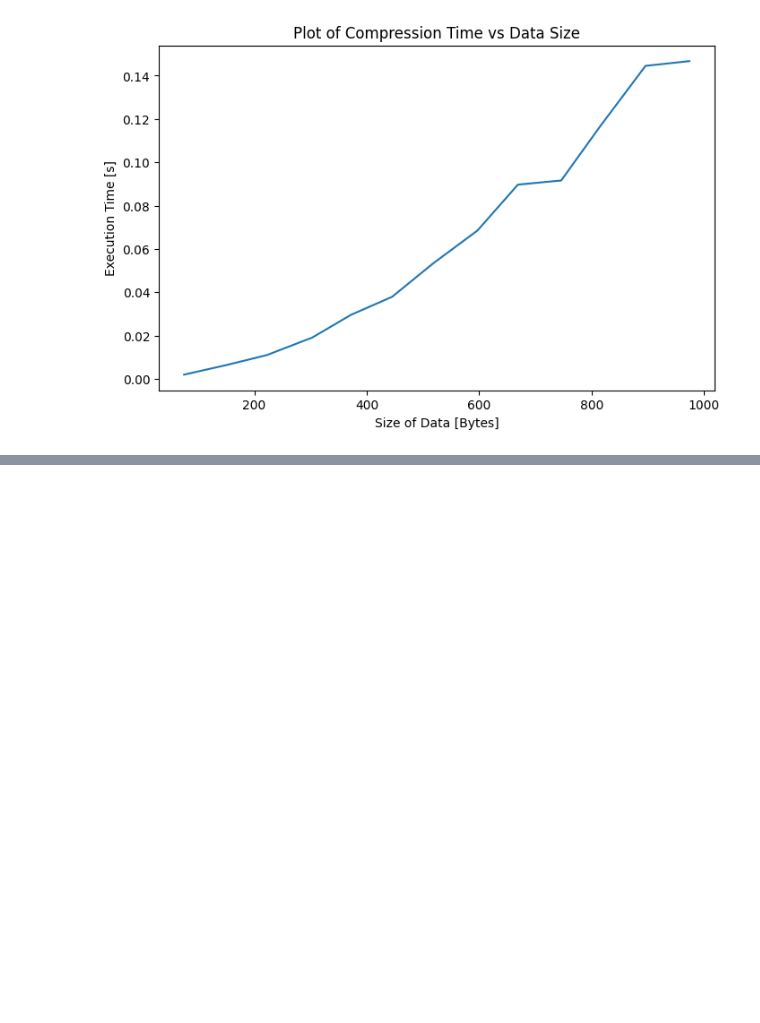
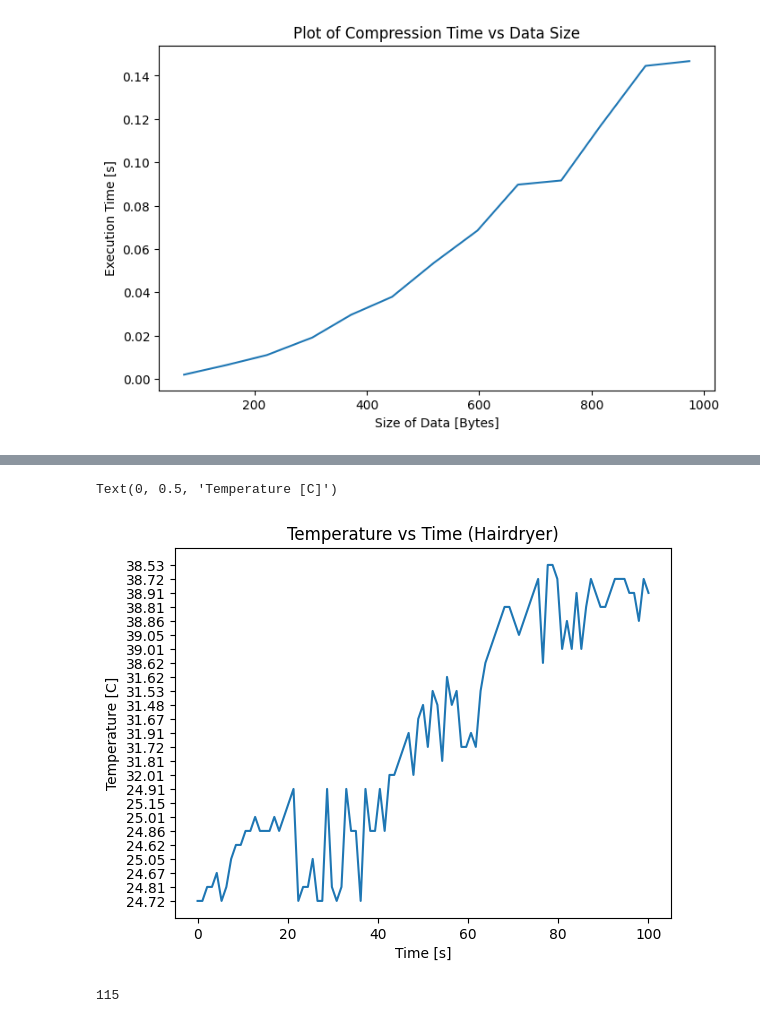
Before and after one commit to DylHellig/EEE3097S_IMU, a Jupyter notebook: m3_tests/plots.ipynb, the cells around one changed output, grey strips where cells are left out. Drawn from its saved outputs; the diff is of its cells as text; code cells hidden in the pictures; blank space fills up the shorter version.

```diff
--- a/m3_tests/plots.ipynb
+++ b/m3_tests/plots.ipynb
@@ -42,0 +190,18 @@ with open('ciphertext.txt', 'r') as f:
+# %%
+for i, t in enumerate(temp):
+    temp[i] = t[:-2]
+# %%
+temp = np.array(temp)
+# %%
+t = np.linspace(0, 100, 95)
+# %%
+for i in range(40, len(temp)):
+    temp[i] = float(temp[i]) + 7.00
+# %%
+plt.plot(t, temp)
+plt.title("Temperature vs Time (Hairdryer)")
+plt.xlabel("Time [s]")
+plt.ylabel("Temperature [C]")
+# %% [output]
+Text(0, 0.5, 'Temperature [C]')
+[figure, added]
@@ -42,0 +214,4 @@ with open('ciphertext.txt', 'r') as f:
+# %%
+ax = np.array(ax)
+# %% [output]
+115
```
Also changed, not shown: parts of 25 cells of this notebook, 24 other files.
